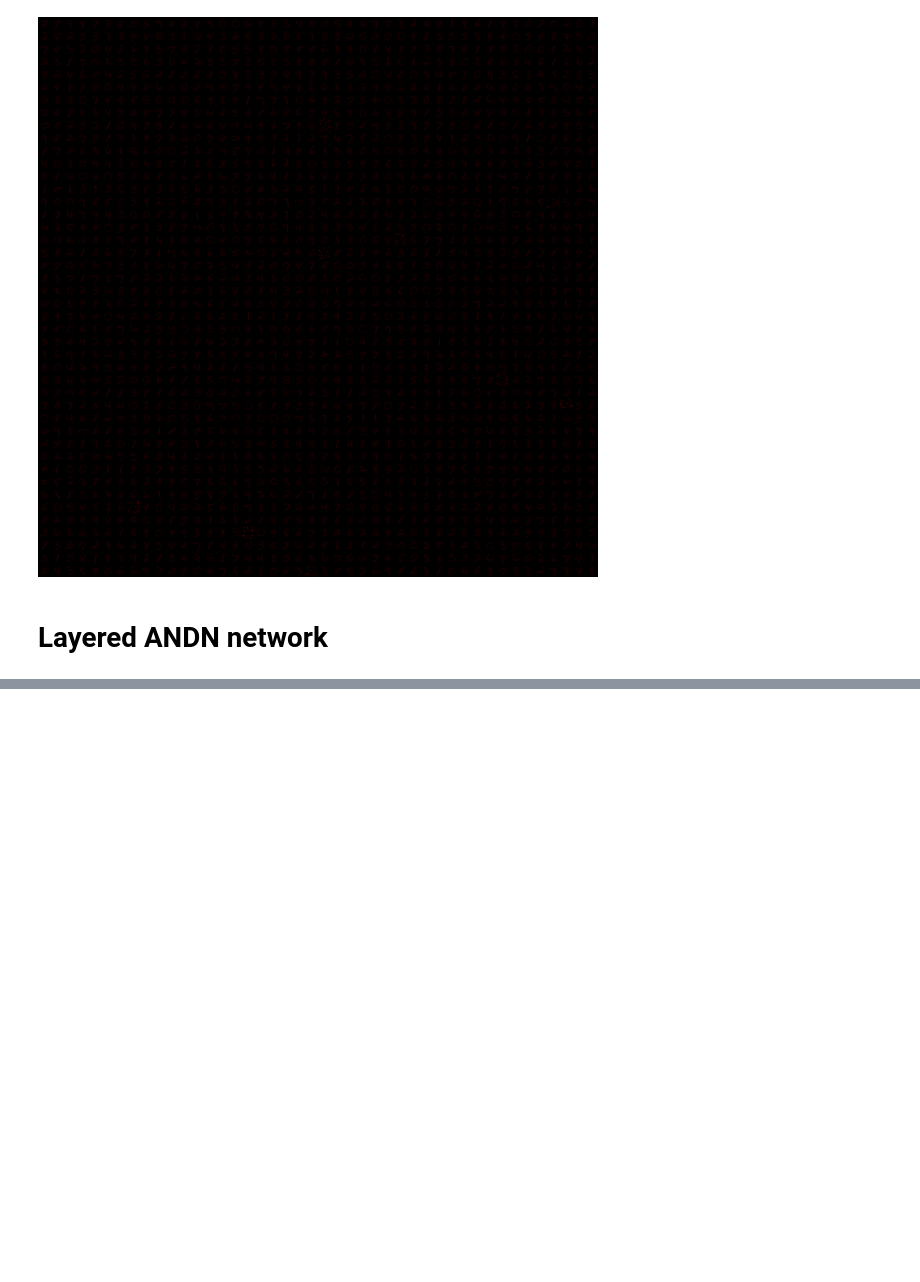
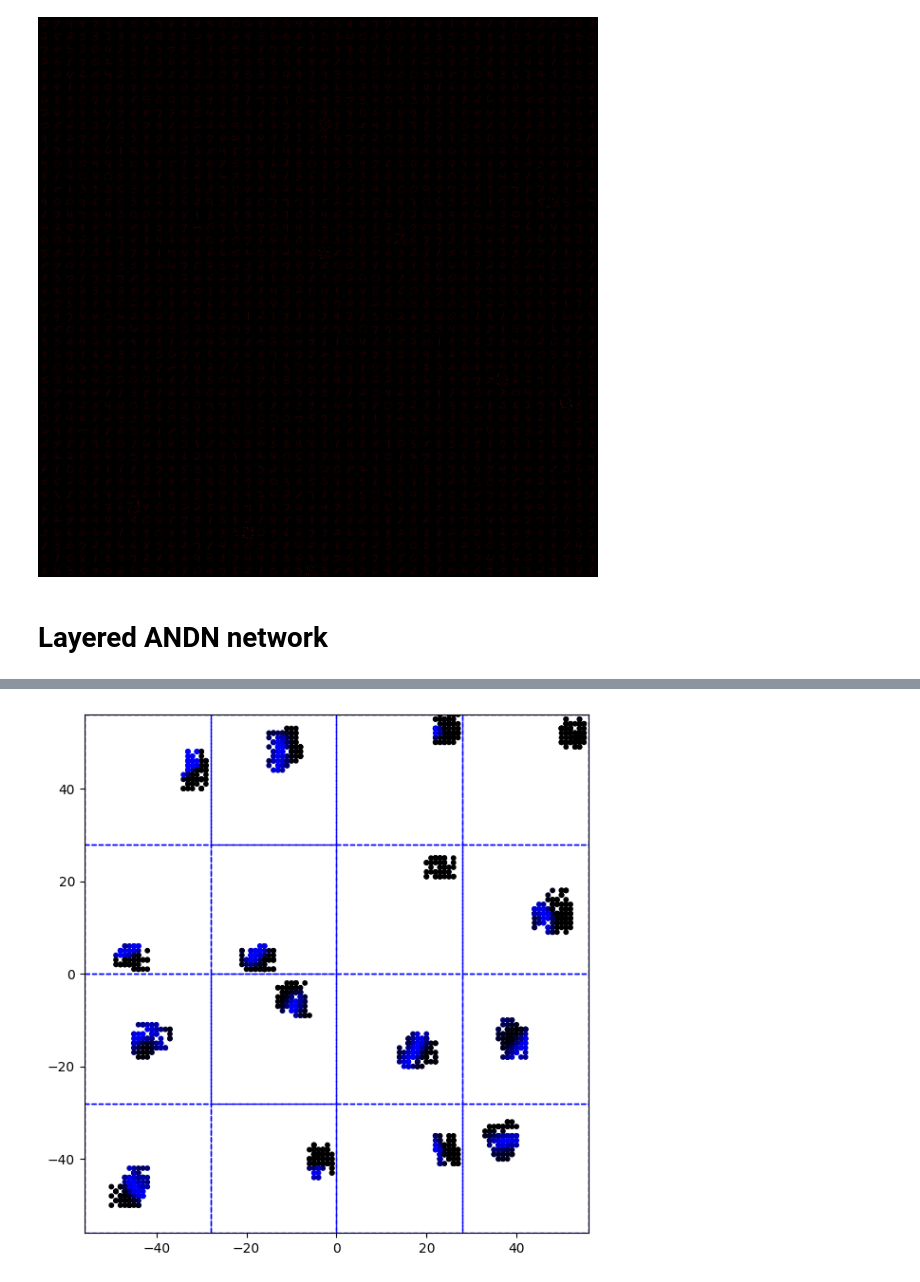
Before and after one commit to anatoli-starostin/spiky, a Jupyter notebook: workbooks/andn-lut.ipynb, the cells around one changed output, grey strips where cells are left out. Cells and saved outputs as stored; diff of their text form; code cells hidden in the pictures; blank space fills up the shorter version.

```diff
--- a/workbooks/andn-lut.ipynb
+++ b/workbooks/andn-lut.ipynb
@@ -1043,0 +519,79 @@ tensor([[ 4.4878, 12.4709],
+# %%
+grid_side = 4
+unique_targets = targets.unique()
+targets_to_vis = unique_targets[torch.randperm(unique_targets.numel())][:grid_side**2].cpu()
+
+anchors = layer_to_vis._detector_anchors.reshape(
+    layer_to_vis._n_detector_groups * layer_to_vis._n_detectors_in_group, -1
+).cpu()
+sources_to_vis = {targets_to_vis[i].item(): dict() for i in range(grid_side**2)}
+
+for s, t in zip(sources.cpu().numpy(), targets.cpu().numpy()):
+    d = sources_to_vis.get(t)
+    if d is not None:
+        detector_id = s // LUTLayerBasic.n_lut_channels(layer_to_vis._n_anchors_per_detector, 1)
+        if detector_id not in d:
+            d[detector_id] = anchors[detector_id]
+
+for t, d in sources_to_vis.items():
+    sources_to_vis[t] = torch.cat(list(d.values())).cpu()
+
+targets_to_vis = list(sources_to_vis.keys())
+sources_to_vis = list(sources_to_vis.values())
+colors_to_vis = [torch.zeros_like(s, dtype=torch.float32).unsqueeze(1).repeat(1, 3).cpu() for s in sources_to_vis]
+
+layered_andn_net.eval()
+with torch.no_grad():
+    bs = 256
+    test_loader = torch.utils.data.DataLoader(mnist_test_dataset, batch_size=bs, shuffle=True)
+    for data, _ in test_loader:
+        layered_andn_net(data)
+        data = data.cpu()
+
+        for t, s, colors in zip(targets_to_vis, sources_to_vis, colors_to_vis):
+            for i in range(data.shape[0]):
+                brightness = layered_andn_net._l1_res[i].view(-1)[t - layer_to_vis._andn_layer.n_input_neurons()].item()
+                if brightness > 1.0:
+                    brightness = 1.0
+                x = data[i].flatten()[s]
+                colors[:,2:] += (x * brightness).unsqueeze(1)
+
+max_c = 0.0
+for c in colors_to_vis:
+    c /= len(mnist_test_dataset)
+    if c.max().item() > 1e-08:
+        c /= c.max()
+
+input_shape = layer_to_vis._input_shape
+
+iy = (torch.arange(input_shape[0], device=device) - input_shape[0] / 2) # * (plot_rectangle[0] / input_shape[0])
+ix = (torch.arange(input_shape[1], device=device) - input_shape[1] / 2) # * (plot_rectangle[1] / input_shape[1])
+grid_iy, grid_ix = torch.meshgrid(iy, ix, indexing='ij')
+grid_iy = grid_iy.flatten()
+grid_ix = grid_ix.flatten()
+plt.close()
+
+fig, ax = plt.subplots(figsize=(6,6))
+ax.set_xlim((-input_shape[1] / 2) * grid_side, (input_shape[1] / 2) * grid_side)
+ax.set_ylim((-input_shape[0] / 2) * grid_side, (input_shape[0] / 2) * grid_side)
+
+for i in range(grid_side):
+    for j in range(grid_side):
+        center_x_shift = input_shape[1] * (j - (grid_side / 2) + 0.5)
+        center_y_shift = input_shape[0] * ((grid_side / 2) - i - 0.5)
+        rect = patches.Rectangle(
+            (
+                center_x_shift - input_shape[1] / 2,
+                center_y_shift - input_shape[0] / 2
+            ), input_shape[1], input_shape[0],
+            fill=False, linestyle="--", linewidth=1, edgecolor="blue"
+        )
+        ax.add_patch(rect)
+        sample_id = i * grid_side + j
+        ys = -grid_iy[sources_to_vis[sample_id]] + center_y_shift
+        xs = grid_ix[sources_to_vis[sample_id]] + center_x_shift
+        ax.scatter(xs.cpu().numpy(), ys.cpu().numpy(), c=colors_to_vis[sample_id], s=10, label="set 1")
+plt.tight_layout()
+plt.show()
+# %% [output]
+[figure, added]
```
Also changed, not shown: parts of 53 cells of this notebook.
